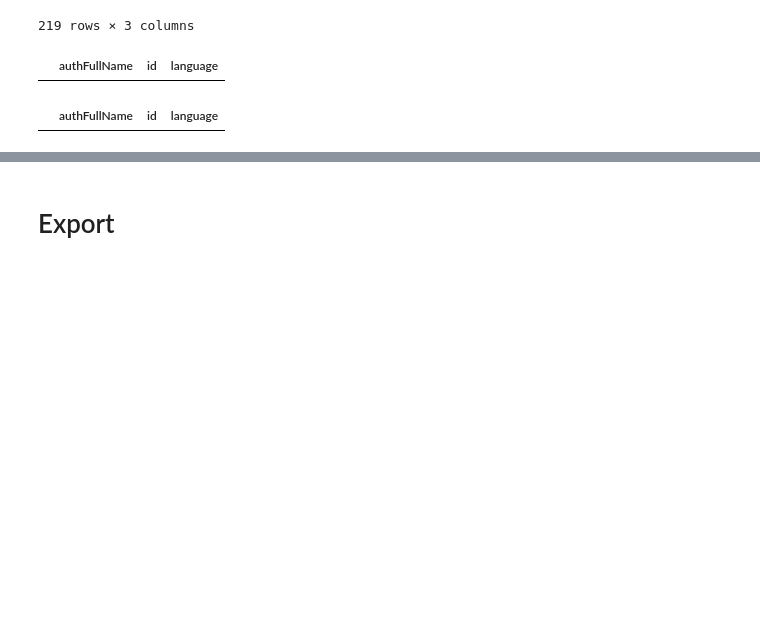
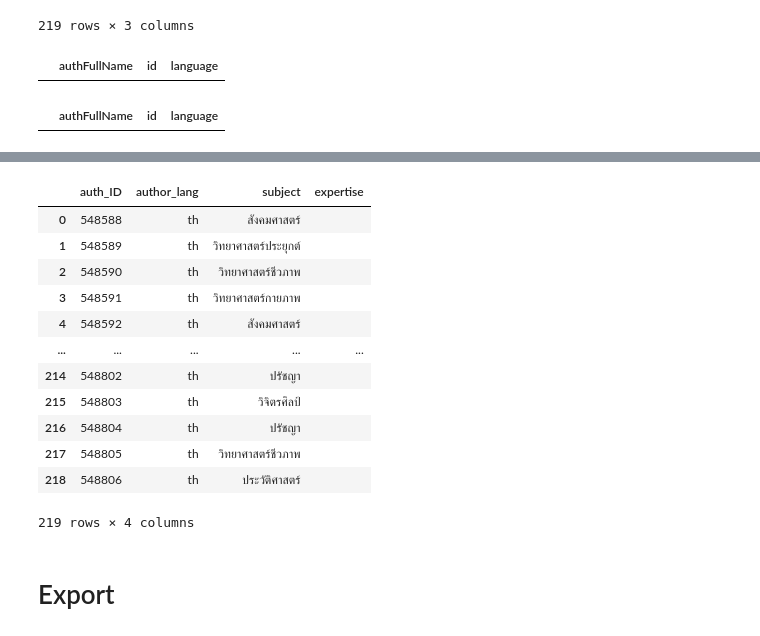
Before and after one commit to CakeNuthep/Create_Knowledge_Graph, a Jupyter notebook: royin_extraction.ipynb, the cells around one changed output, grey strips where cells are left out. Drawn from its saved outputs; the diff is of its cells as text; code cells hidden in the pictures; blank space fills up the shorter version.

```diff
--- a/royin_extraction.ipynb
+++ b/royin_extraction.ipynb
@@ -226,0 +350,9 @@ result_author_other
+# %%
+auth_expert = auth_expert.drop(['_index', '_type','_id', '_score',
+       '_source.name','_source.title','_source.department','authFullName'],axis=1)
+# %%
+## auth_expert['id'] = ''
+# auth_expert['auth_ID'] = ''
+# auth_expert['author_lang'] = ''
+# auth_expert['subject'] = ''
+auth_expert['expertise'] = ''
@@ -227,3 +372,21 @@ result_author_other
+# %%
+auth_expert = auth_expert[all_column]
+# %%
+auth_expert
+# %% [output]
+|  | auth_ID | author_lang | subject | expertise |
+| 0 | 548588 | th | สังคมศาสตร์ |  |
+| 1 | 548589 | th | วิทยาศาสตร์ประยุกต์ |  |
+| 2 | 548590 | th | วิทยาศาสตร์ชีวภาพ |  |
+| 3 | 548591 | th | วิทยาศาสตร์กายภาพ |  |
+| 4 | 548592 | th | สังคมศาสตร์ |  |
+| ... | ... | ... | ... | ... |
+| 214 | 548802 | th | ปรัชญา |  |
+| 215 | 548803 | th | วิจิตรศิลป์ |  |
+| 216 | 548804 | th | ปรัชญา |  |
+| 217 | 548805 | th | วิทยาศาสตร์ชีวภาพ |  |
+| 218 | 548806 | th | ประวัติศาสตร์ |  |
+219 rows × 4 columns
 # %% [markdown]
 # Export
 # %%
```
Also changed, not shown: parts of 28 cells of this notebook.
